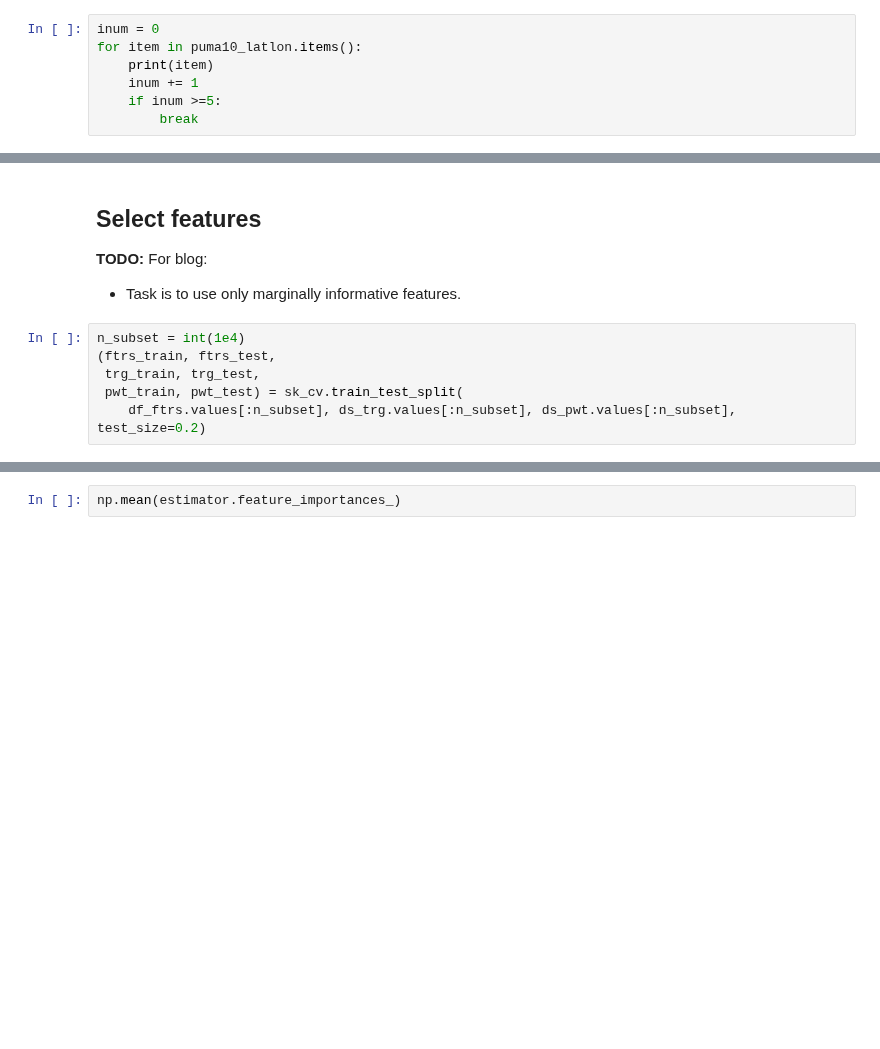
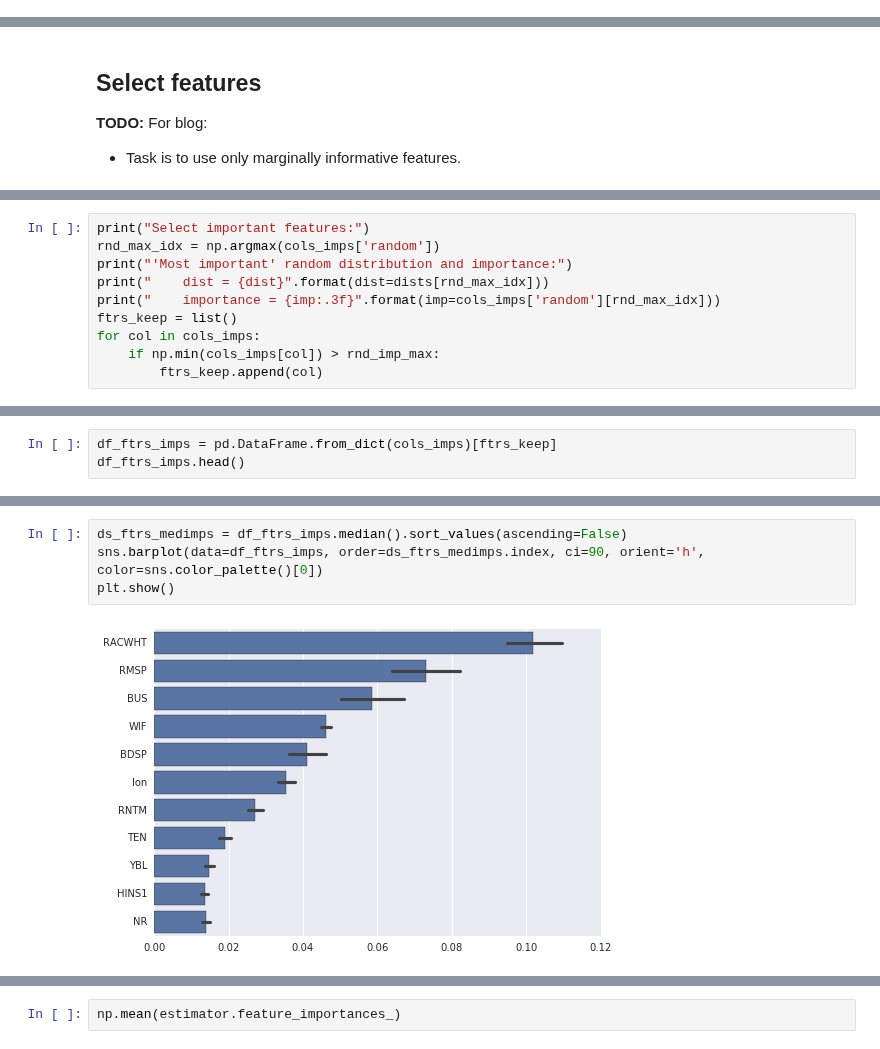
Before and after one commit to stharrold/stharrold.github.io, a Jupyter notebook: content/static/20160221-predict-household-income-from-census/20160221-predict-household-income-from-census.ipynb, the cells around one changed output, grey strips where cells are left out. Drawn from its saved outputs; the diff is of its cells as text; blank space fills up the shorter version.

Commit message:
20160221...md: selected significant features, ref #36

```diff
--- a/content/static/20160221-predict-household-income-from-census/20160221-predict-household-income-from-census.ipynb
+++ b/content/static/20160221-predict-household-income-from-census/20160221-predict-household-income-from-census.ipynb
@@ -222,7 +249,0 @@ NameError: name 'path_g00txt' is not defined
-# %%
-inum = 0
-for item in puma10_latlon.items():
-    print(item)
-    inum += 1
-    if inum >=5:
-        break
@@ -532,9 +592,3 @@ Time elapsed (sec) = 4.1
 
 **TODO:** For blog:
 * Task is to use only marginally informative features.
-# %%
-n_subset = int(1e4)
-(ftrs_train, ftrs_test,
- trg_train, trg_test,
- pwt_train, pwt_test) = sk_cv.train_test_split(
-    df_ftrs.values[:n_subset], ds_trg.values[:n_subset], ds_pwt.values[:n_subset], test_size=0.2)
@@ -547,0 +648,10 @@ estimator.score(X=ftrs_test, y=trg_test, sample_weight=pwt_test)
+# %%
+print("Select important features:")
+rnd_max_idx = np.argmax(cols_imps['random'])
+print("'Most important' random distribution and importance:")
+print("    dist = {dist}".format(dist=dists[rnd_max_idx]))
+print("    importance = {imp:.3f}".format(imp=cols_imps['random'][rnd_max_idx]))
+ftrs_keep = list()
+for col in cols_imps:
+    if np.min(cols_imps[col]) > rnd_imp_max:
+        ftrs_keep.append(col)
@@ -547,0 +663,3 @@ estimator.score(X=ftrs_test, y=trg_test, sample_weight=pwt_test)
+# %%
+df_ftrs_imps = pd.DataFrame.from_dict(cols_imps)[ftrs_keep]
+df_ftrs_imps.head()
@@ -547,0 +688,6 @@ estimator.score(X=ftrs_test, y=trg_test, sample_weight=pwt_test)
+# %%
+ds_ftrs_medimps = df_ftrs_imps.median().sort_values(ascending=False)
+sns.barplot(data=df_ftrs_imps, order=ds_ftrs_medimps.index, ci=90, orient='h', color=sns.color_palette()[0])
+plt.show()
+# %% [output]
+[figure, added]
```
Also changed, not shown: parts of 23 cells of this notebook.
